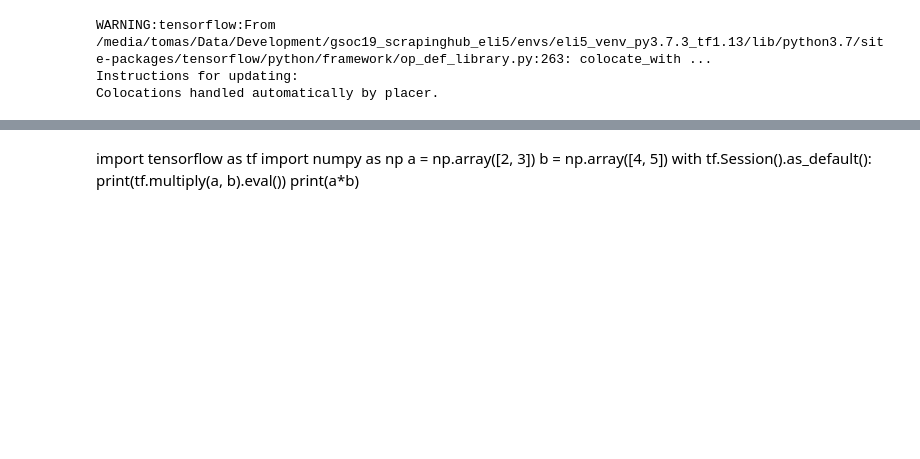
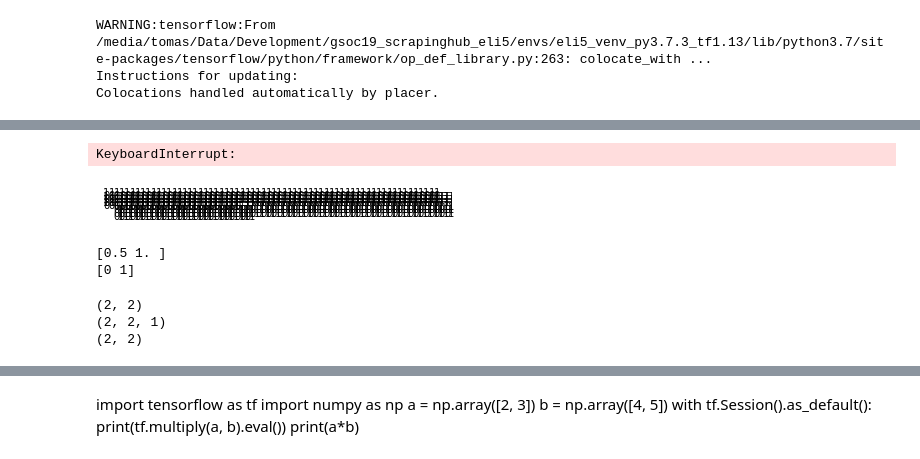
Before and after one commit to TeamHG-Memex/eli5, a Jupyter notebook: keras_image_prediction.ipynb, the cells around one changed output, grey strips where cells are left out. Drawn from its saved outputs; the diff is of its cells as text; code cells hidden in the pictures; blank space fills up the shorter version.

```diff
--- a/keras_image_prediction.ipynb
+++ b/keras_image_prediction.ipynb
@@ -44,0 +42,36 @@ _________________________________________________________________
+# %%
+import matplotlib.pyplot as plt
+import matplotlib.image as mpimg
+import numpy as np
+from keras.preprocessing.image import load_img, img_to_array, array_to_img
+import PIL
+
+imgarr = img_to_array(load_img('examples/cat_dog.jpg'), dtype='uint64')
+# img = array_to_img(imgarr)
+# img = img.resize((64, 64), resample=PIL.Image.BILINEAR)
+# img = PIL.Image.fromarray(imgarr)
+fig, ax = plt.subplots(nrows=64, ncols=64)
+ax.axis('off')
+ax.imshow(imgarr, interpolation='bilinear')
+# %% [output]
+KeyboardInterrupt:
+[figure, added]
+# %%
+import numpy as np
+a = np.array([1, 2])
+print(a/2)
+print(a//2)
+# %% [output]
+[0.5 1. ]
+[0 1]
+# %%
+import numpy as np
+a = np.array([[13, 21], [21, 43]])
+print(a.shape)
+a = np.expand_dims(a, axis=-1)
+print(a.shape)
+print(a[:,:,0].shape)
+# %% [output]
+(2, 2)
+(2, 2, 1)
+(2, 2)
```
Also changed, not shown: parts of 7 cells of this notebook, 2 other files.
